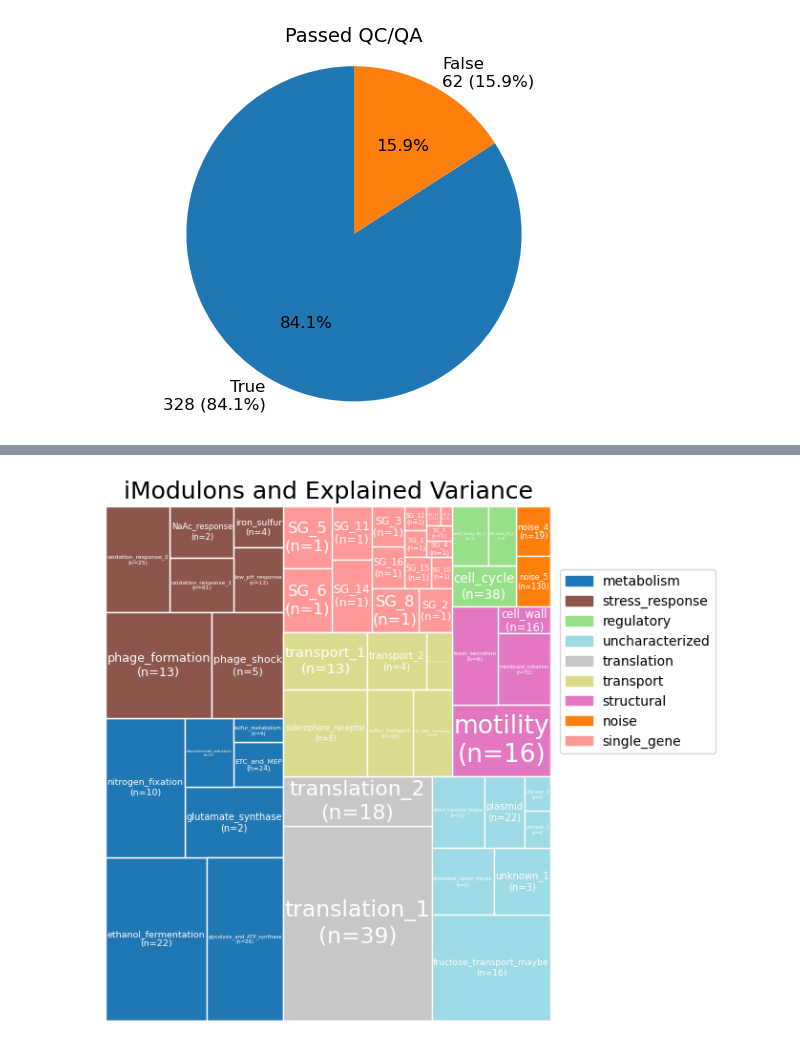
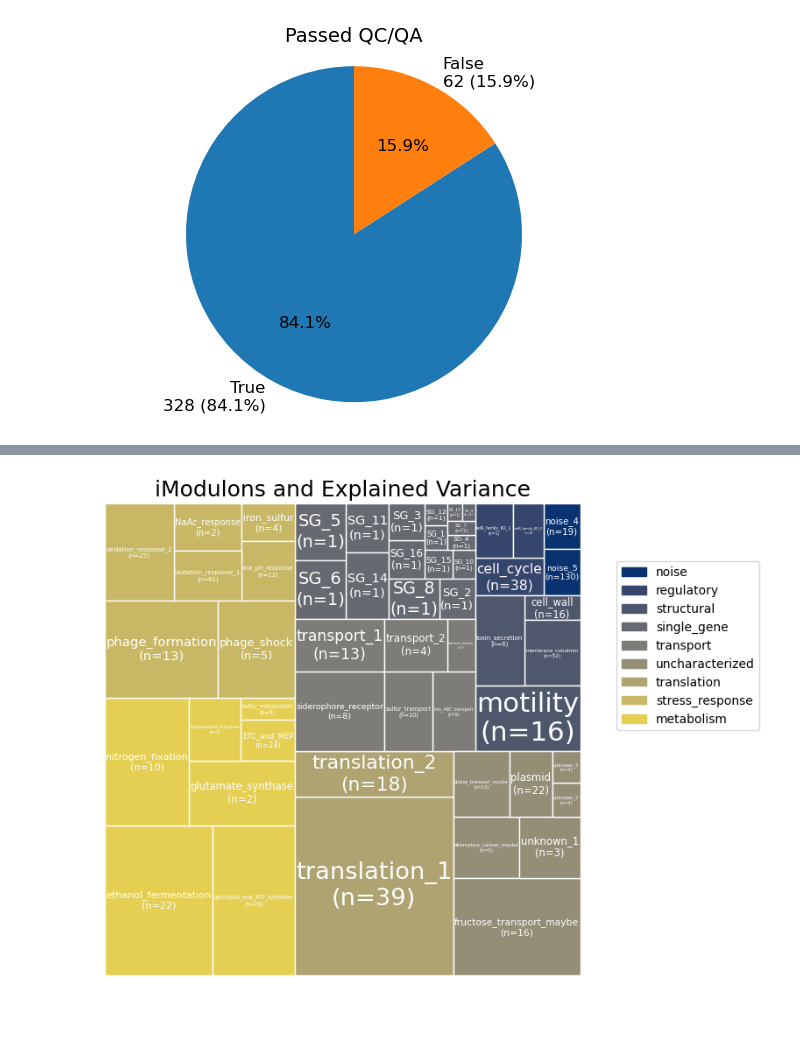
Before and after one commit to cristalzucsd/iModulonMiner, a Jupyter notebook: 6_plotting/1_overall_summary.ipynb, the cells around one changed output, grey strips where cells are left out. Drawn from its saved outputs; the diff is of its cells as text; code cells hidden in the pictures; blank space fills up the shorter version.

Commit message:
work on figures, optimizing fonts

```diff
--- a/6_plotting/1_overall_summary.ipynb
+++ b/6_plotting/1_overall_summary.ipynb
@@ -86,34 +101,37 @@ plt.show()
 # %%
 # explained variance treemap plot
 df = ica_data.imodulon_table
 df['labels'] = [index + '\n(n='+str(size)+')' for (index, size) in zip(df.index, ica_data.imodulon_table.imodulon_size)]
 df = df.sort_values(by = 'category')
 
 # Dynamically generate a color palette for unique categories
-unique_categories = df['category'].unique()
-palette = sns.color_palette('tab20', len(unique_categories))  # 'tab20' gives up to 20 distinct colors
+cat_to_exp = {}
+for cat, mini in df.groupby('category'):
+    cat_to_exp.update({cat : mini['explained_variance'].sum()})
+unique_categories = [k for k, _ in sorted(cat_to_exp.items(), key = lambda x : x[1])]
+palette = sns.color_palette('cividis', len(unique_categories))  # 'tab20' gives up to 20 distinct colors
 color_map = dict(zip(unique_categories, palette))
 
 # Map colors to categories
 colors = df['category'].map(color_map)
-
+colors2 = {k : 'blue' for k, _ in colors.items()}
 # Create the treemap
-fig, ax = plt.subplots(figsize=(7,7), dpi=100, subplot_kw=dict(aspect=1.156))
+fig, ax = plt.subplots(figsize=(7,7))
 trc = tr.treemap(ax, df, area = 'explained_variance', labels = 'labels',
-           cmap='tab20', fill='category', levels = ['category', 'labels'],
+           cmap=color_map, fill='category', levels = ['category', 'labels'],
            rectprops=dict(ec='w'),
            textprops=dict(c='w'))
 
 # make a legend
 handles = sorted(trc.handles['labels'],
                  key=lambda x: (x.get_ec(),x.get_label()))
 legend = fig.legend(handles=[handles[i] for i in range(len(handles))],
-          ncol=1, loc='lower left', bbox_to_anchor=(0.85, 0.5))
+          ncol=1, loc='lower left', bbox_to_anchor=(0.95, 0.5))
 
 # Customize the plot
 plt.title('iModulons and Explained Variance', fontsize=18)
 plt.axis('off')  # Remove axes
 plt.savefig('../figures/overall_iM_variance.pdf', transparent = True)
 plt.show()
 # %% [output]
-[figure, old version]
+[figure, new version]
```
Also changed, not shown: parts of 3 cells of this notebook, 8 other files.
